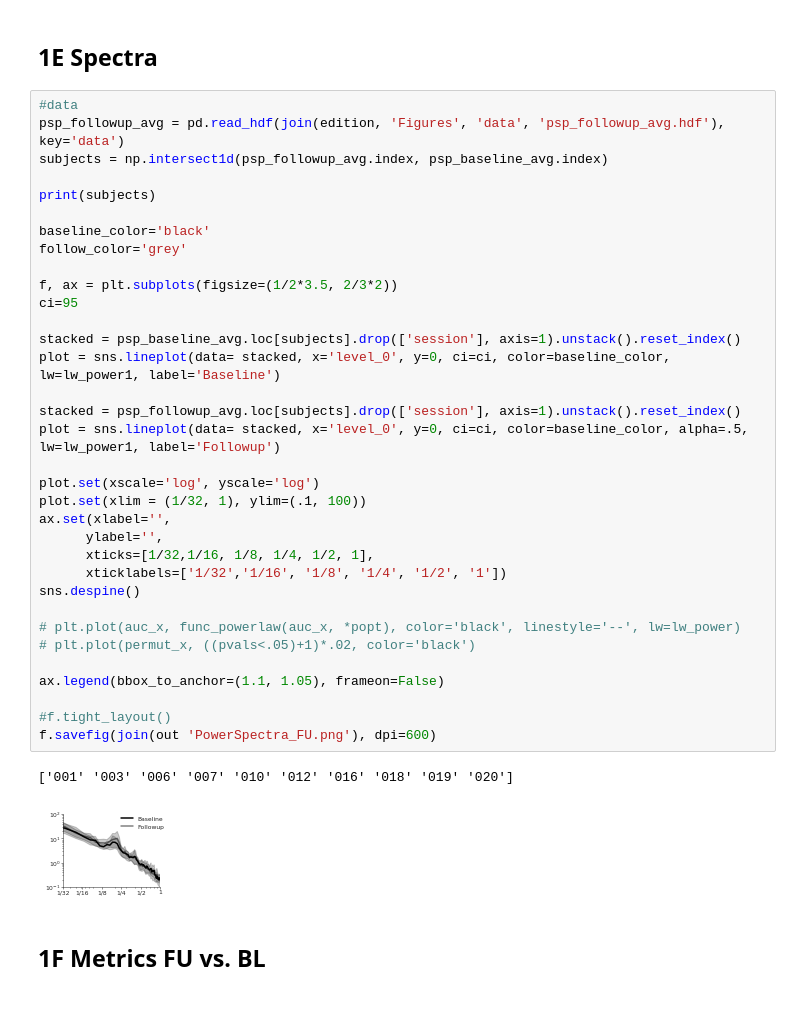
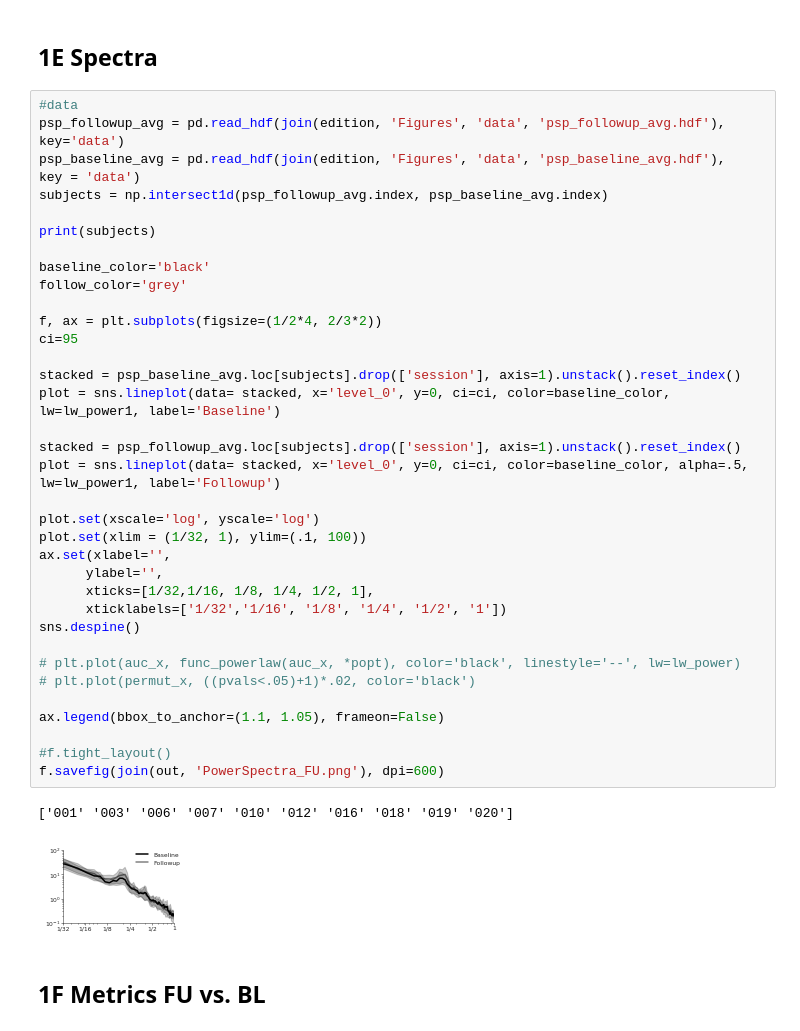
Before and after one commit to kenohagena/pspupil, a Jupyter notebook: notebooks/5_Figure1_V05.ipynb, the cells around one changed output. Cells and saved outputs as stored; diff of their text form.

Commit message:
working version for making current Figure 1 V05

```diff
--- a/notebooks/5_Figure1_V05.ipynb
+++ b/notebooks/5_Figure1_V05.ipynb
@@ -362,40 +361,42 @@ findfont: Font family ['HelveticaNeue'] not found. Falling back to DejaVu Sans.
 # %%
 #data
 psp_followup_avg = pd.read_hdf(join(edition, 'Figures', 'data', 'psp_followup_avg.hdf'), key='data')
+psp_baseline_avg = pd.read_hdf(join(edition, 'Figures', 'data', 'psp_baseline_avg.hdf'),
+key = 'data')
 subjects = np.intersect1d(psp_followup_avg.index, psp_baseline_avg.index)
 
 print(subjects)
 
 baseline_color='black'
 follow_color='grey'
 
-f, ax = plt.subplots(figsize=(1/2*3.5, 2/3*2))
+f, ax = plt.subplots(figsize=(1/2*4, 2/3*2))
 ci=95
 
 stacked = psp_baseline_avg.loc[subjects].drop(['session'], axis=1).unstack().reset_index()
 plot = sns.lineplot(data= stacked, x='level_0', y=0, ci=ci, color=baseline_color, lw=lw_power1, label='Baseline')
 
 stacked = psp_followup_avg.loc[subjects].drop(['session'], axis=1).unstack().reset_index()
 plot = sns.lineplot(data= stacked, x='level_0', y=0, ci=ci, color=baseline_color, alpha=.5, lw=lw_power1, label='Followup')
 
 plot.set(xscale='log', yscale='log')
 plot.set(xlim = (1/32, 1), ylim=(.1, 100))
 ax.set(xlabel='',
       ylabel='',
       xticks=[1/32,1/16, 1/8, 1/4, 1/2, 1],
       xticklabels=['1/32','1/16', '1/8', '1/4', '1/2', '1'])
 sns.despine()
 
 # plt.plot(auc_x, func_powerlaw(auc_x, *popt), color='black', linestyle='--', lw=lw_power)
 # plt.plot(permut_x, ((pvals<.05)+1)*.02, color='black')
 
 ax.legend(bbox_to_anchor=(1.1, 1.05), frameon=False)
 
 #f.tight_layout()
-f.savefig(join(out 'PowerSpectra_FU.png'), dpi=600)
+f.savefig(join(out, 'PowerSpectra_FU.png'), dpi=600)
 # %% [output]
 ['001' '003' '006' '007' '010' '012' '016' '018' '019' '020']
-[figure, old version]
+[figure, new version]
 # %% [markdown]
 ## 1F Metrics FU vs. BL
 # %%
```
Also changed, not shown: parts of 15 cells of this notebook.
